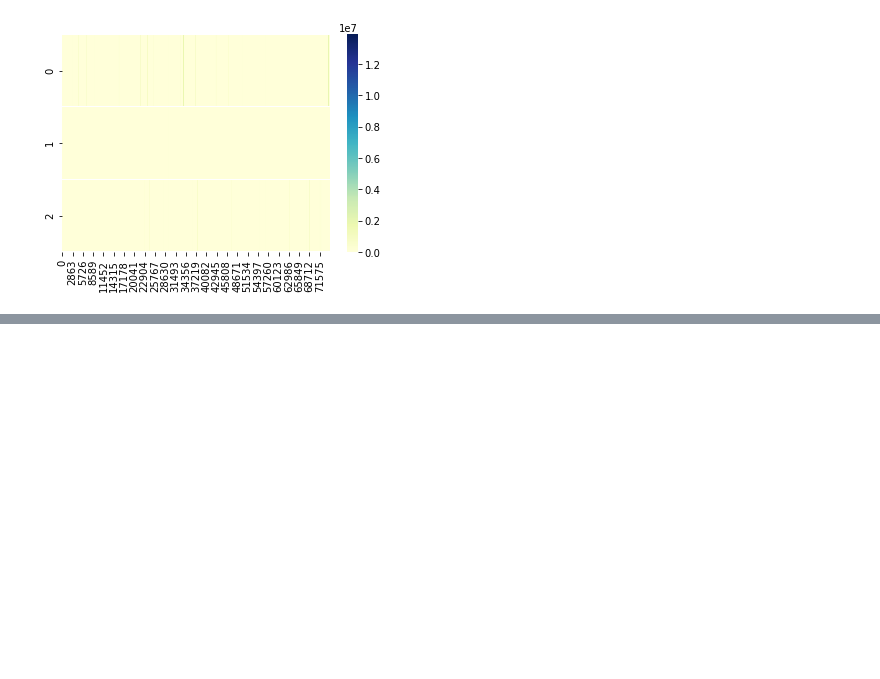
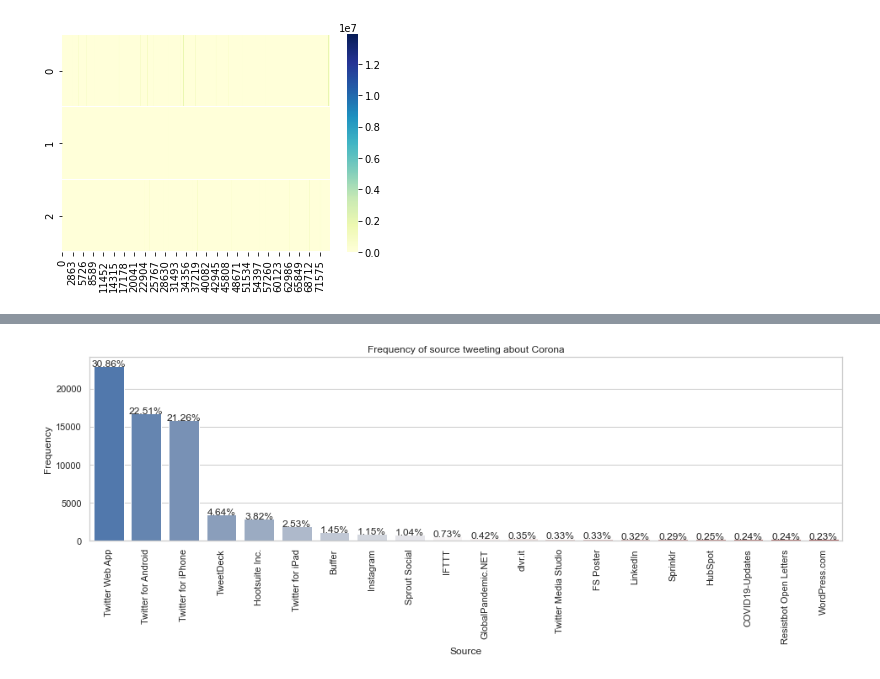
Before and after one commit to Marianacap07/arteanalitica, a Jupyter notebook: CovidData.ipynb, the cells around one changed output, grey strips where cells are left out. Cells and saved outputs as stored; diff of their text form; code cells hidden in the pictures; blank space fills up the shorter version.

```diff
--- a/CovidData.ipynb
+++ b/CovidData.ipynb
@@ -77,0 +211,4 @@ ax = sns.heatmap(mydata,cmap="YlGnBu")
+# %%
+plot_frequency_charts(df, 'source','Source', 'vlag')
+# %% [output]
+[figure, added]
```
Also changed, not shown: parts of 18 cells of this notebook, 1 other file.
